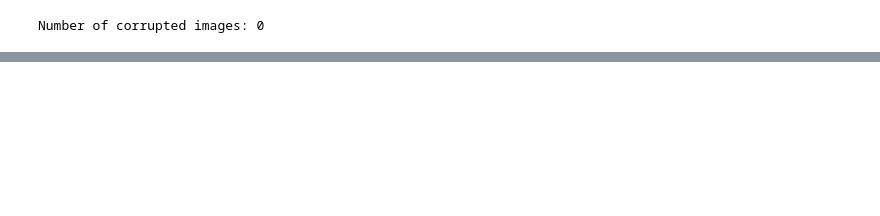
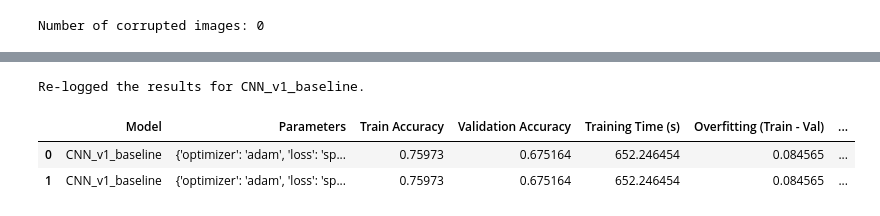
Before and after one commit to norakeavney/ML-Assignment-G00415845-2026, a Jupyter notebook: notebooks/main_analysisG00415845.ipynb, the cells around one changed output, grey strips where cells are left out. Cells and saved outputs as stored; diff of their text form; code cells hidden in the pictures; blank space fills up the shorter version.

```diff
--- a/notebooks/main_analysisG00415845.ipynb
+++ b/notebooks/main_analysisG00415845.ipynb
@@ -189,0 +404,44 @@ Number of corrupted images: 0
+# %%
+# Re-logging the results from the last run without re-training
+
+# Define the parameters for the baseline model
+params = {
+    "optimizer": "adam",
+    "loss": "sparse_categorical_crossentropy",
+    "epochs": 10,
+    "image_size": "128x128",
+    "color_mode": "RGB"
+}
+
+# Call the log_run function with the stored variables
+log_run(
+    model_name="CNN_v1_baseline",
+    params=params,
+    start_time=start_time,
+    end_time=end_time,
+    train_acc=train_acc,
+    val_acc=val_acc,
+    notes="Baseline CNN, 128x128, RGB"
+)
+
+print("Re-logged the results for CNN_v1_baseline.")
+# %% [output]
+Re-logged the results for CNN_v1_baseline.
+# %%
+# Add the results of the baseline CNN to the results_df DataFrame
+results_df = add_to_results(
+    df=results_df,
+    model_name="CNN_v1_baseline",
+    params=params,
+    train_acc=train_acc,
+    val_acc=val_acc,
+    training_time=training_time,
+    notes="Baseline CNN, 128x128, RGB"
+)
+
+# Display the updated results table
+results_df
+# %% [output]
+|  | Model | Parameters | Train Accuracy | Validation Accuracy | Training Time (s) | Overfitting (Train - Val) | ... |
+| 0 | CNN_v1_baseline | {'optimizer': 'adam', 'loss': 'sp... | 0.75973 | 0.675164 | 652.246454 | 0.084565 | ... |
+| 1 | CNN_v1_baseline | {'optimizer': 'adam', 'loss': 'sp... | 0.75973 | 0.675164 | 652.246454 | 0.084565 | ... |
```
Also changed, not shown: parts of 26 cells of this notebook, 3 other files.
